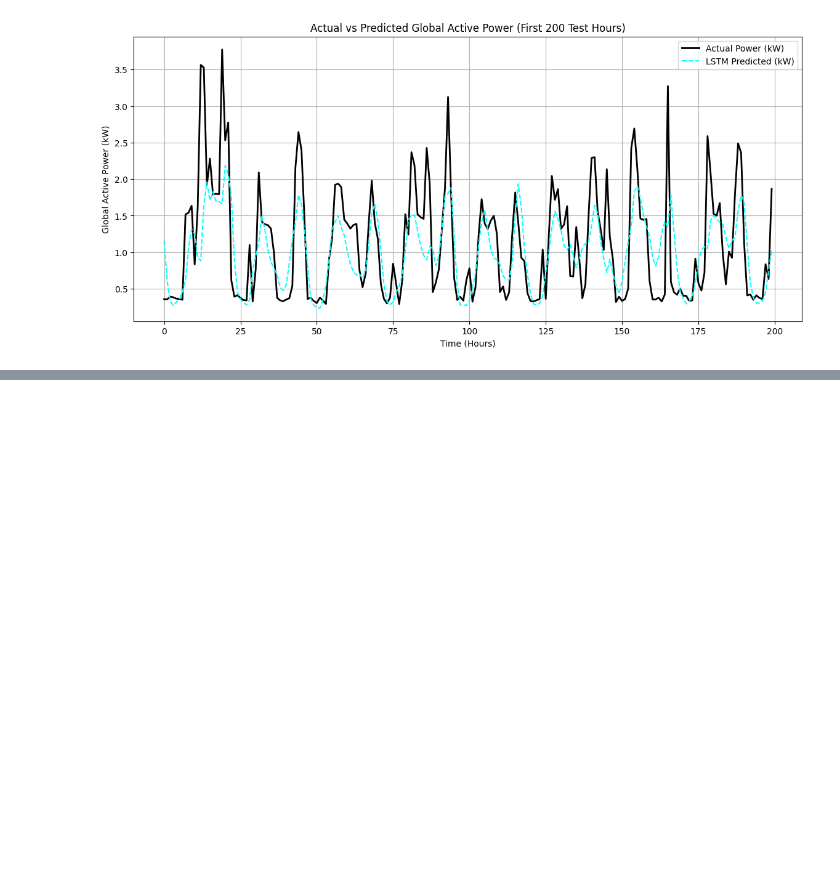
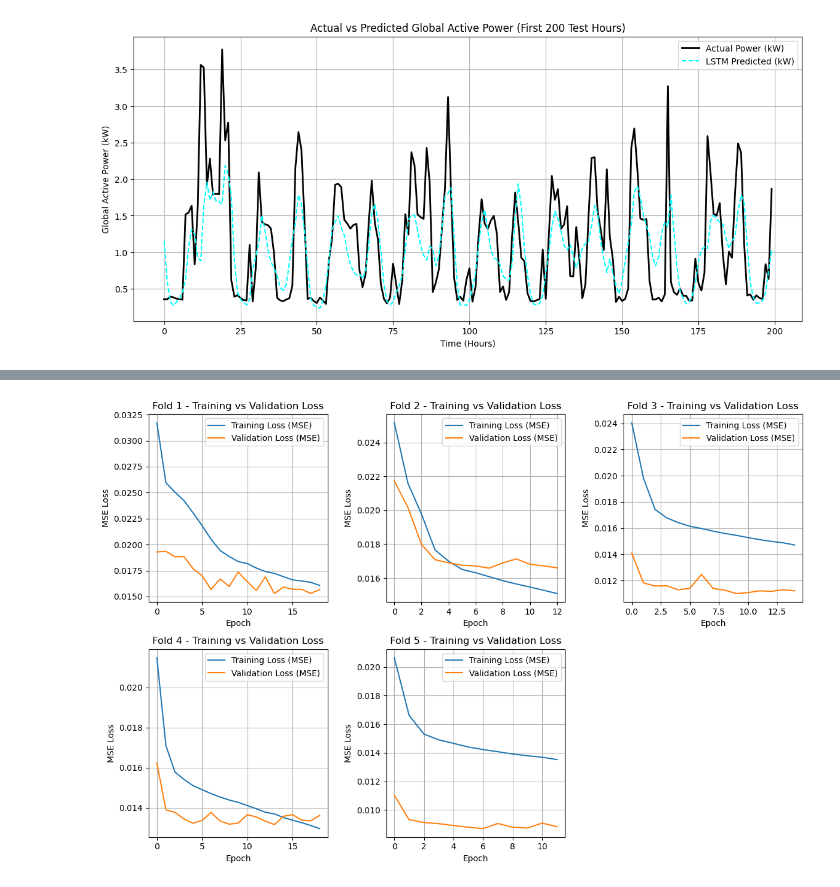
Before and after one commit to FelipeUC2020/ECS171G13, a Jupyter notebook: RNN/lstm_v2.ipynb, the cells around one changed output, grey strips where cells are left out. Drawn from its saved outputs; the diff is of its cells as text; code cells hidden in the pictures; blank space fills up the shorter version.

Commit message:
Visualization for LSTM CV

```diff
--- a/RNN/lstm_v2.ipynb
+++ b/RNN/lstm_v2.ipynb
@@ -194,11 +194,12 @@ plt.show()
 # Cross Validation for overfitting
 
 #Define CV folds
-FOLDS = 3
+FOLDS = 5
 tscv = TimeSeriesSplit(n_splits=FOLDS)
 
 cv_mse_scores = []
 cv_rmse_scores = []
+histories = [] # store training histories for plots
 
 fold = 1
 for train_idx, val_idx in tscv.split(X_train):
@@ -233,6 +234,8 @@ for train_idx, val_idx in tscv.split(X_train):
         callbacks=[es],
         verbose=1
     )
+    # Store history for plotting
+    histories.append(history)
 
     # Predict on this fold's validation set
     val_pred = model.predict(X_val_cv)
@@ -281,0 +352,26 @@ NameError: name 'y_val_fold' is not defined
+# %%
+import matplotlib.pyplot as plt
+import math
+
+num_folds = len(histories)
+
+# Choose grid size automatically (e.g., 3 folds -> 1x3 or 2x2)
+cols = 3
+rows = math.ceil(num_folds / cols)
+
+plt.figure(figsize=(12, 4 * rows))
+
+for i, history in enumerate(histories, start=1):
+    plt.subplot(rows, cols, i)
+    plt.plot(history.history['loss'], label='Training Loss (MSE)')
+    plt.plot(history.history['val_loss'], label='Validation Loss (MSE)')
+    plt.title(f'Fold {i} - Training vs Validation Loss')
+    plt.xlabel('Epoch')
+    plt.ylabel('MSE Loss')
+    plt.legend()
+    plt.grid(True)
+
+plt.tight_layout()
+plt.show()
+# %% [output]
+[figure, added]
```
Also changed, not shown: parts of 1 cell of this notebook.
